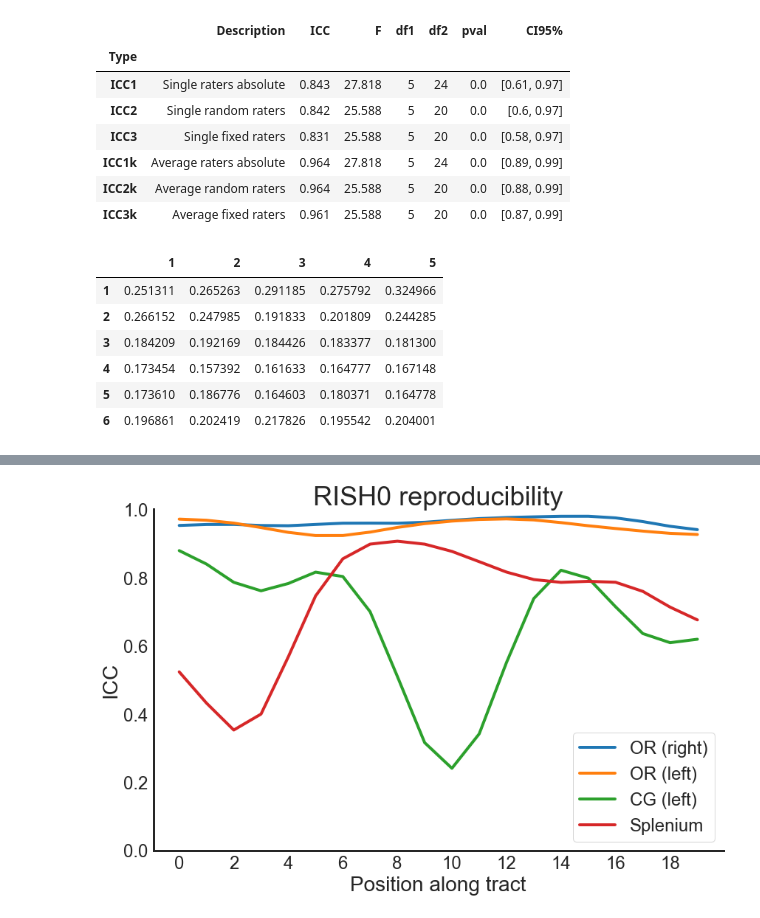
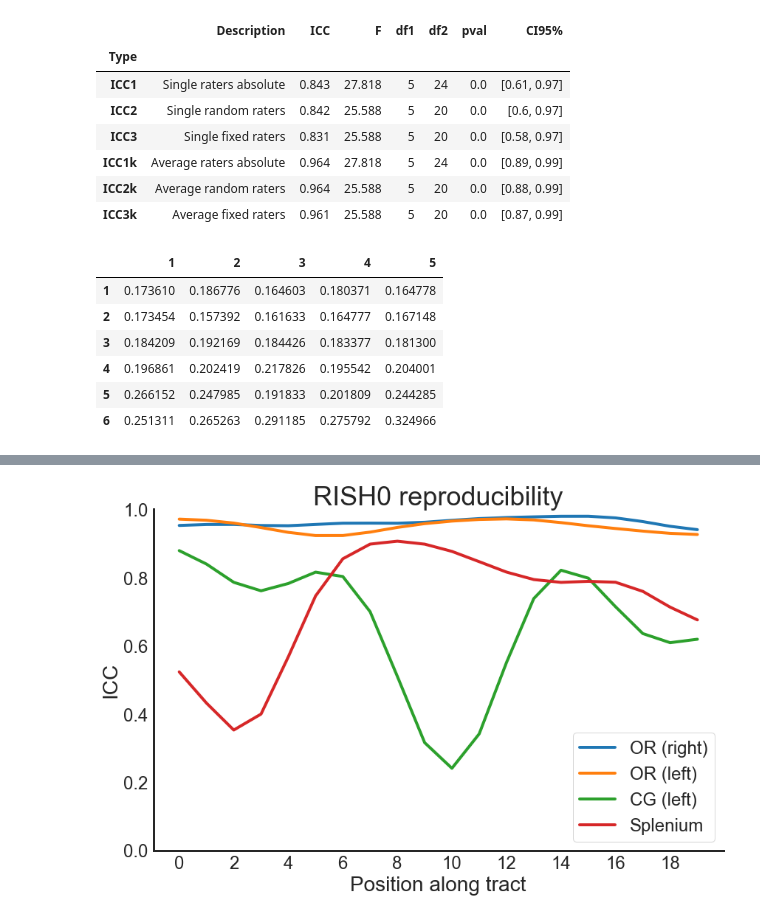
Before and after one commit to chamberm/Detect, a Jupyter notebook: examples/ICC.ipynb, the cells around one changed output, grey strips where cells are left out. Drawn from its saved outputs; the diff is of its cells as text; code cells hidden in the pictures.

```diff
--- a/examples/ICC.ipynb
+++ b/examples/ICC.ipynb
@@ -24,14 +29,17 @@ icc.set_index("Type")
 # %%
 data_copy = data.drop(['Subjects'], axis=1)
 data_copy.columns = ['1', '2', '3', '4', '5']
-# %%
-data_copy.index += 1
-data_copy
-# %% [output]
-|  | 1 | 2 | 3 | 4 | 5 |
-| 1 | 0.251311 | 0.265263 | 0.291185 | 0.275792 | 0.324966 |
-| 2 | 0.266152 | 0.247985 | 0.191833 | 0.201809 | 0.244285 |
-| 3 | 0.184209 | 0.192169 | 0.184426 | 0.183377 | 0.181300 |
-| 4 | 0.173454 | 0.157392 | 0.161633 | 0.164777 | 0.167148 |
-| 5 | 0.173610 | 0.186776 | 0.164603 | 0.180371 | 0.164778 |
-| 6 | 0.196861 | 0.202419 | 0.217826 | 0.195542 | 0.204001 |
+# %%
+#data_copy.index += 1
+data_copy.sort_values('5', inplace=True)
+data_copy.reset_index(drop=True, inplace=True)
+data_copy.index = np.arange(1, len(data_copy) + 1)
+data_copy
+# %% [output]
+|  | 1 | 2 | 3 | 4 | 5 |
+| 1 | 0.173610 | 0.186776 | 0.164603 | 0.180371 | 0.164778 |
+| 2 | 0.173454 | 0.157392 | 0.161633 | 0.164777 | 0.167148 |
+| 3 | 0.184209 | 0.192169 | 0.184426 | 0.183377 | 0.181300 |
+| 4 | 0.196861 | 0.202419 | 0.217826 | 0.195542 | 0.204001 |
+| 5 | 0.266152 | 0.247985 | 0.191833 | 0.201809 | 0.244285 |
+| 6 | 0.251311 | 0.265263 | 0.291185 | 0.275792 | 0.324966 |
```
Also changed, not shown: parts of 3 cells of this notebook, 6 other files.
